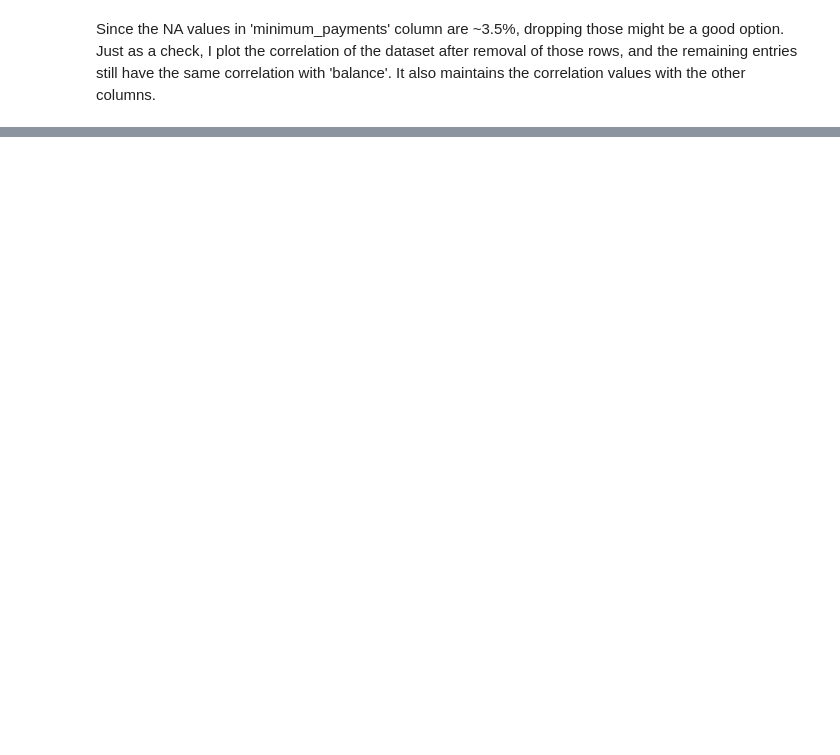
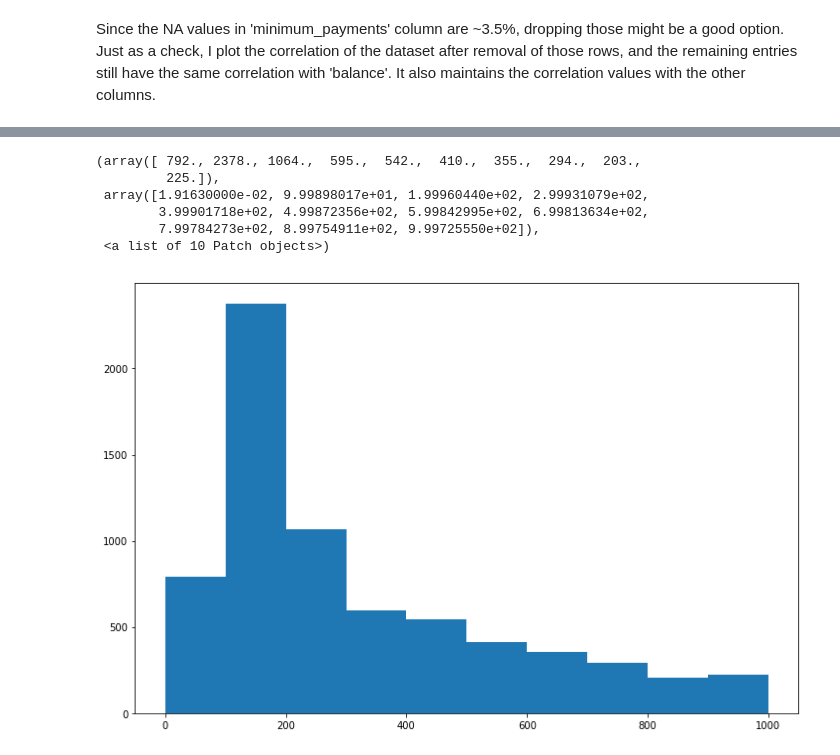
Before and after one commit to mnathvt/insight_data_challenge, a Jupyter notebook: dc2/cc_analysis.ipynb, the cells around one changed output, grey strips where cells are left out. Saved outputs shown, nothing was run; the diff lists cells and outputs as text; code cells hidden in the pictures; blank space fills up the shorter version.

```diff
--- a/dc2/cc_analysis.ipynb
+++ b/dc2/cc_analysis.ipynb
@@ -189,0 +210,15 @@ Hover to magify
+# %%
+df_low = df.loc[df.MINIMUM_PAYMENTS < 1000.0]
+
+df_high = df.loc[df.MINIMUM_PAYMENTS > 1000.0]
+
+plt.figure(figsize=(12,8))
+plt.hist(df_low.MINIMUM_PAYMENTS)
+# %% [output]
+(array([ 792., 2378., 1064.,  595.,  542.,  410.,  355.,  294.,  203.,
+         225.]),
+ array([1.91630000e-02, 9.99898017e+01, 1.99960440e+02, 2.99931079e+02,
+        3.99901718e+02, 4.99872356e+02, 5.99842995e+02, 6.99813634e+02,
+        7.99784273e+02, 8.99754911e+02, 9.99725550e+02]),
+ <a list of 10 Patch objects>)
+[figure, added]
```
Also changed, not shown: parts of 11 cells of this notebook.
